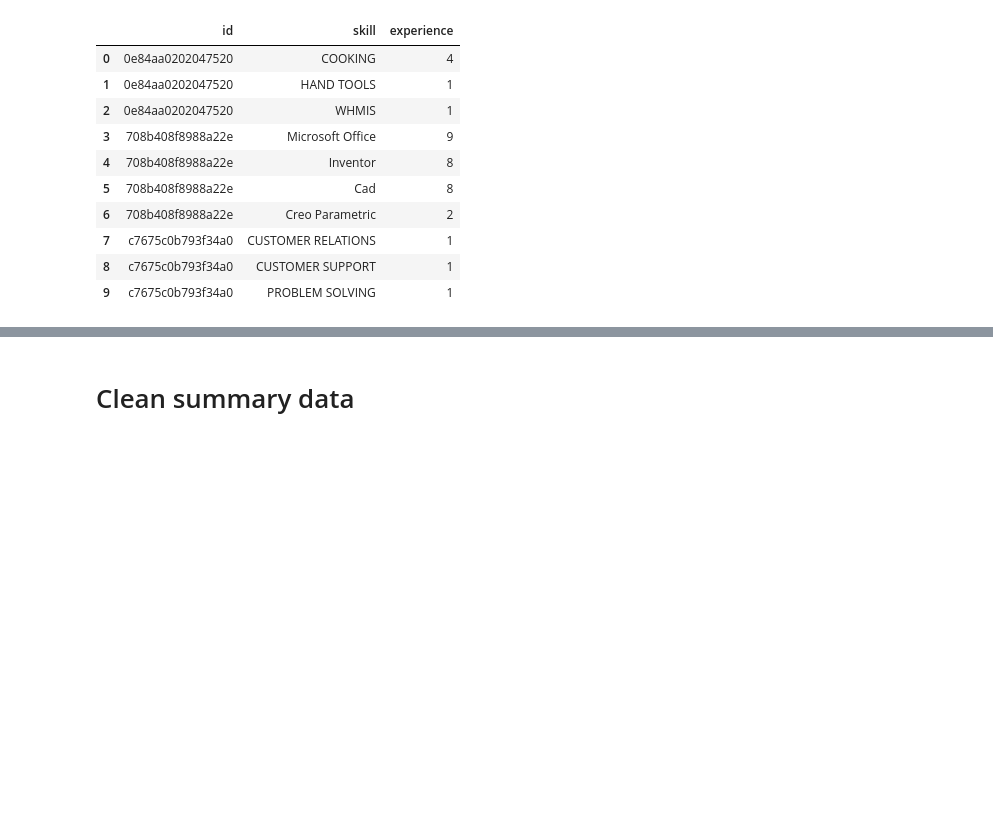
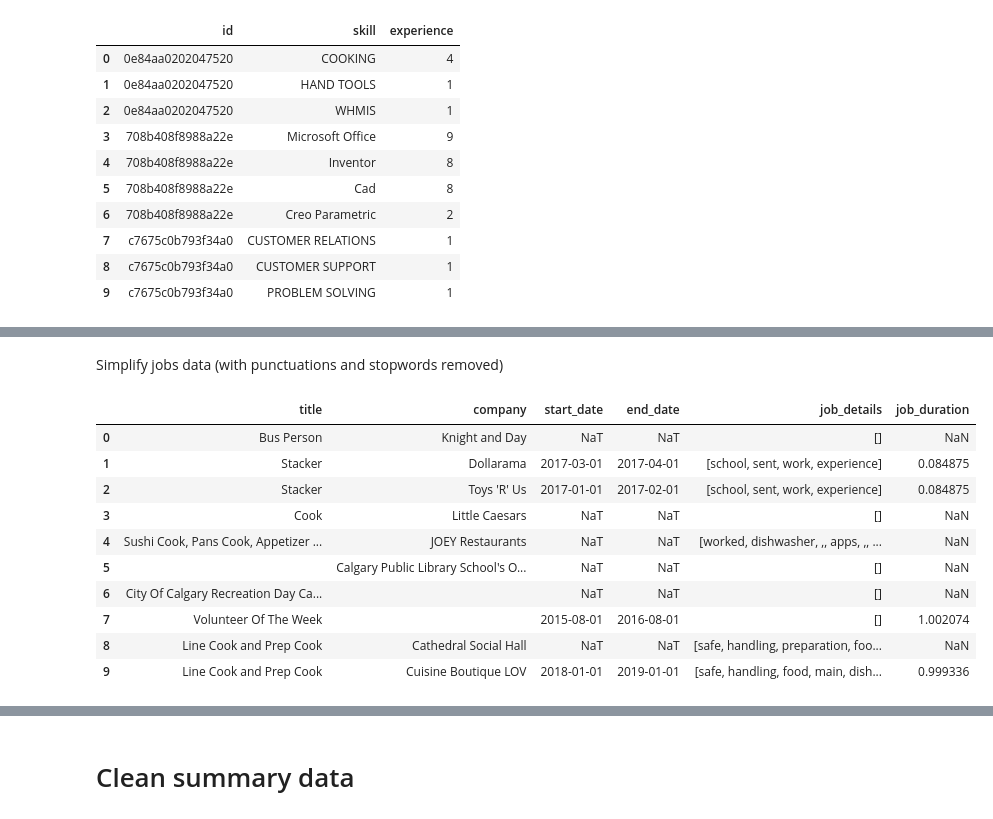
Before and after one commit to btruhand/job-advisor, a Jupyter notebook: sample-cleaning-data.ipynb, the cells around one changed output, grey strips where cells are left out. Saved outputs shown, nothing was run; the diff lists cells and outputs as text; code cells hidden in the pictures; blank space fills up the shorter version.

```diff
--- a/sample-cleaning-data.ipynb
+++ b/sample-cleaning-data.ipynb
@@ -165,0 +170,4 @@ expanded_resume_skills.head(10)
+# %%
+jobs_df = c.expand_to_multi_rows(dataset, 'jobs', 'job')
+jobs_df = jobs_df[['id', 'job']]
+jobs_df.head(10)
@@ -165,0 +188,3 @@ expanded_resume_skills.head(10)
+# %%
+expanded_job_df = c.create_new_df_dict_col(jobs_df, 'job')
+expanded_job_df.head(10)
@@ -165,0 +203,19 @@ expanded_resume_skills.head(10)
+# %% [markdown]
+Simplify jobs data (with punctuations and stopwords removed)
+# %%
+c.simplify_jobs_information_(expanded_job_df, 'start_date', 'end_date', 'details')
+expanded_job_df.head(10)
+simplified_job_df = expanded_job_df[['title', 'job_duration', 'job_details']]
+simplified_job_df.head(10)
+# %% [output]
+|  | title | company | start_date | end_date | job_details | job_duration |
+| 0 | Bus Person | Knight and Day | NaT | NaT | [] | NaN |
+| 1 | Stacker | Dollarama | 2017-03-01 | 2017-04-01 | [school, sent, work, experience] | 0.084875 |
+| 2 | Stacker | Toys 'R' Us | 2017-01-01 | 2017-02-01 | [school, sent, work, experience] | 0.084875 |
+| 3 | Cook | Little Caesars | NaT | NaT | [] | NaN |
+| 4 | Sushi Cook, Pans Cook, Appetizer ... | JOEY Restaurants | NaT | NaT | [worked, dishwasher, ,, apps, ,, ... | NaN |
+| 5 |  | Calgary Public Library School's O... | NaT | NaT | [] | NaN |
+| 6 | City Of Calgary Recreation Day Ca... |  | NaT | NaT | [] | NaN |
+| 7 | Volunteer Of The Week |  | 2015-08-01 | 2016-08-01 | [] | 1.002074 |
+| 8 | Line Cook and Prep Cook | Cathedral Social Hall | NaT | NaT | [safe, handling, preparation, foo... | NaN |
+| 9 | Line Cook and Prep Cook | Cuisine Boutique LOV | 2018-01-01 | 2019-01-01 | [safe, handling, food, main, dish... | 0.999336 |
```
Also changed, not shown: parts of 11 cells of this notebook, 4 other files.
